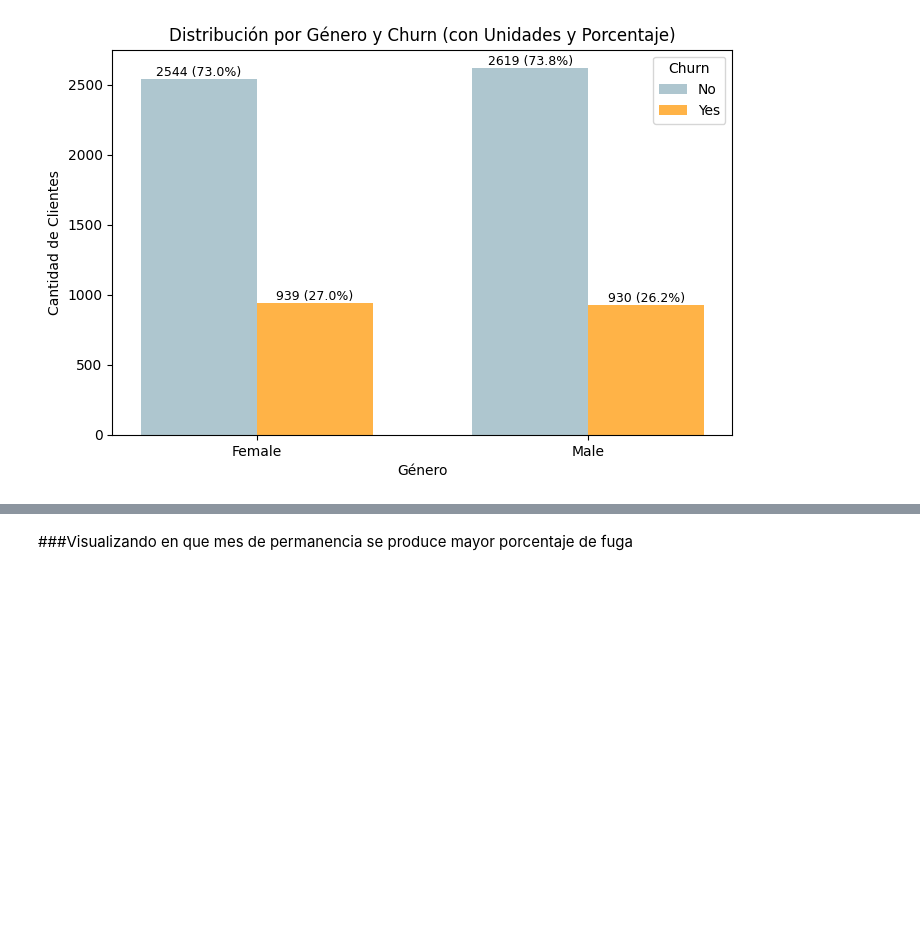
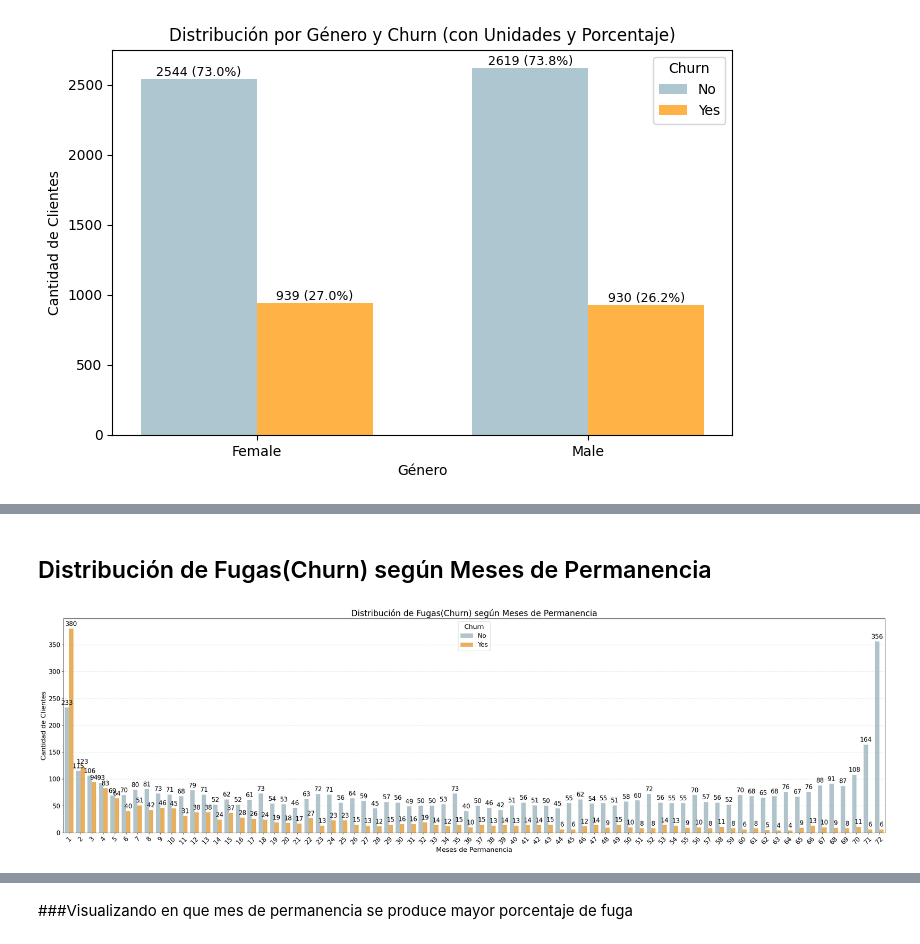
Before and after one commit to Saya-Sayita/Challenge2-TelecomX-main, a Jupyter notebook: Challenge2_TelecomX.ipynb, the cells around one changed output, grey strips where cells are left out. Saved outputs shown, nothing was run; the diff lists cells and outputs as text; code cells hidden in the pictures; blank space fills up the shorter version.

Commit message:
Corrijo problemas de despliegue en resultado de graficos para github

```diff
--- a/Challenge2_TelecomX.ipynb
+++ b/Challenge2_TelecomX.ipynb
@@ -572,0 +446,47 @@ plt.show()
+# %% [markdown]
+## Distribución de Fugas(Churn) según Meses de Permanencia
+# %%
+# Agrupar los datos por tenure y Churn
+df_grouped = df_normalizado.groupby(['customer.tenure', 'Churn']).size().reset_index(name='Cantidad')
+
+# Crear figura con más ancho para dar espacio a las etiquetas
+plt.figure(figsize=(30, 10))  # Ancho aumentado para separar bien las barras
+
+# Crear gráfico de barras agrupadas con colores personalizados
+ax = sns.barplot(
+    data=df_grouped,
+    x='customer.tenure',
+    y='Cantidad',
+    hue='Churn',
+    palette=['#AEC6CF', '#FFB347'],
+    dodge=True,
+    width=0.75  # Engrosar las barras
+)
+
+# Mostrar los valores sobre cada barra
+for container in ax.containers:
+    ax.bar_label(container, fmt='%d', label_type='edge', fontsize=15, padding=4)
+
+
+
+# Título y etiquetas de ejes con fuente grande
+ax.set_title('Distribución de Fugas(Churn) según Meses de Permanencia', fontsize=20)
+ax.set_xlabel('Meses de Permanencia', fontsize=16)
+ax.set_ylabel('Cantidad de Clientes', fontsize=16)
+
+# Ajustar tamaño de etiquetas del eje X y Y
+ax.tick_params(axis='x', labelsize=15, rotation=45)
+ax.tick_params(axis='y', labelsize=15)
+
+# Leyenda con texto más grande
+ax.legend(title='Churn', title_fontsize=16, fontsize=15)
+
+# Grid horizontal suave
+ax.grid(axis='y', linestyle='--', alpha=0.4)
+
+# Márgenes ajustados para visualización completa
+plt.subplots_adjust(left=0.06, right=0.98, bottom=0.18, top=0.9)
+
+plt.show()
+# %% [output]
+[figure, added]
```
Also changed, not shown: parts of 33 cells of this notebook.
